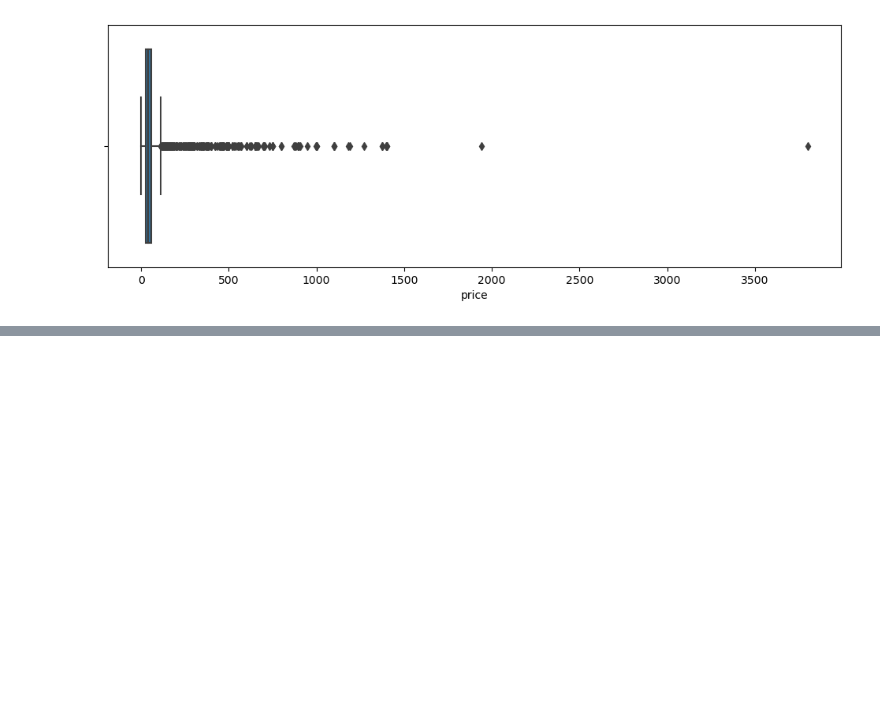
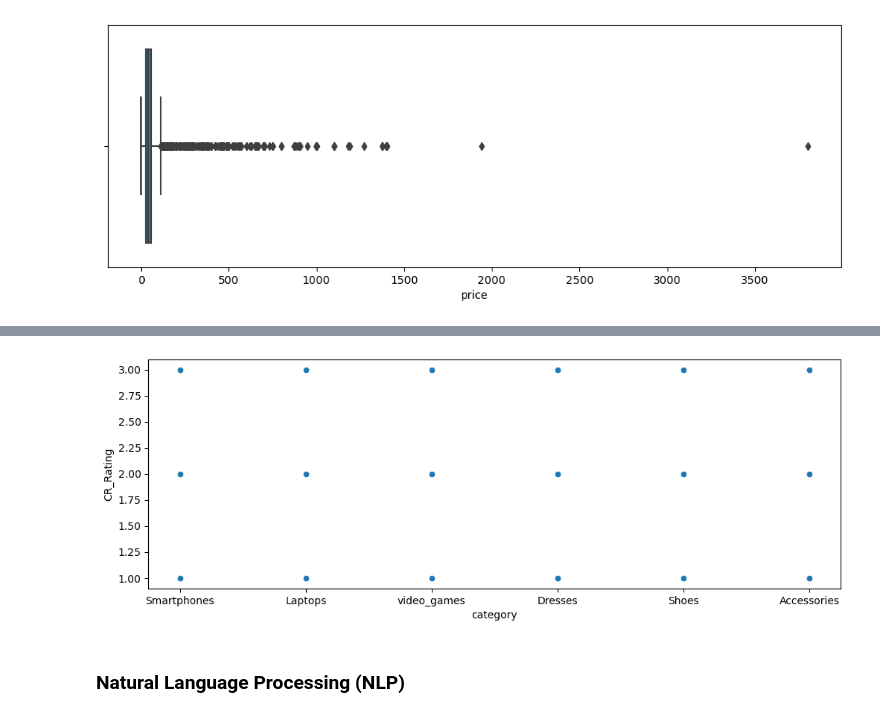
Before and after one commit to EbejaleKasimir/Internship_Project, a Jupyter notebook: Internship_Project.ipynb, the cells around one changed output, grey strips where cells are left out. Saved outputs shown, nothing was run; the diff lists cells and outputs as text; code cells hidden in the pictures; blank space fills up the shorter version.

```diff
--- a/Internship_Project.ipynb
+++ b/Internship_Project.ipynb
@@ -172,0 +178,8 @@ sns.barplot(data=df_eda, x='category', y='star_ratings')
+# %%
+# Visualize Critical Ratings across the Categories
+plt.figure(figsize=(12,4))
+sns.scatterplot(data=df_eda, x='category', y='CR_Rating');
+# %% [output]
+[figure, added]
+# %% [markdown]
+### Natural Language Processing (NLP)
```
Also changed, not shown: parts of 22 cells of this notebook, 4 other files.
